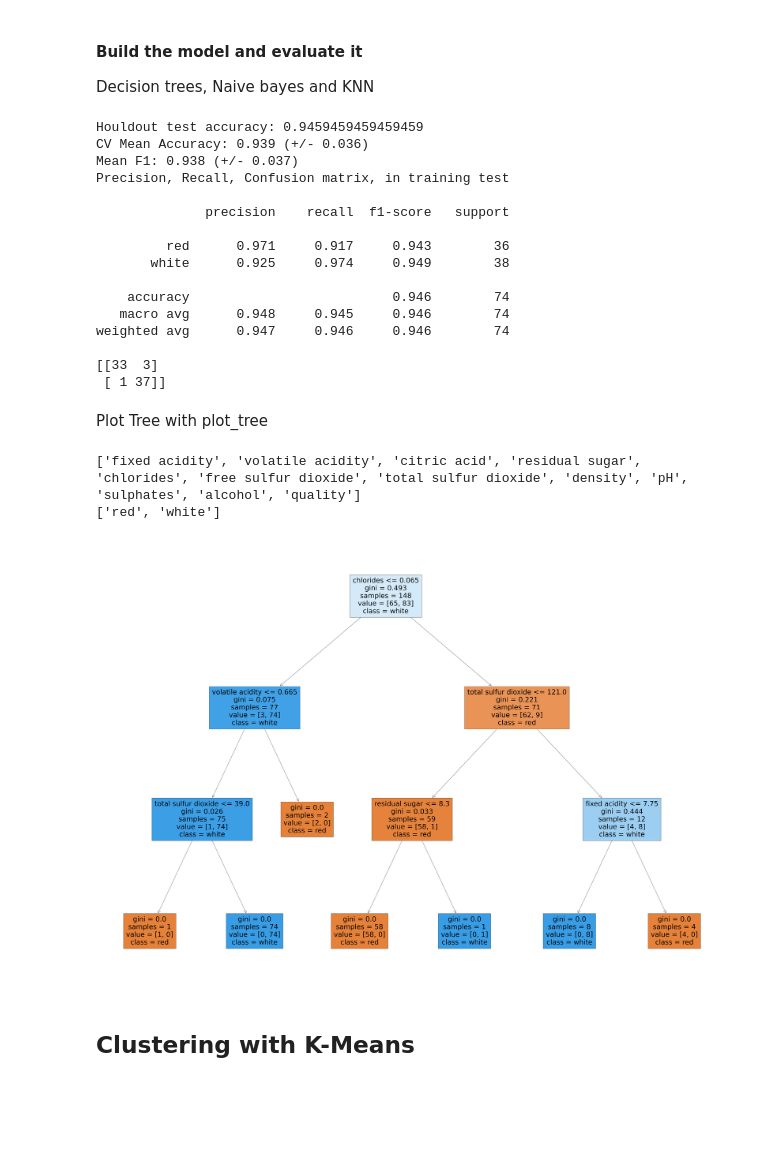
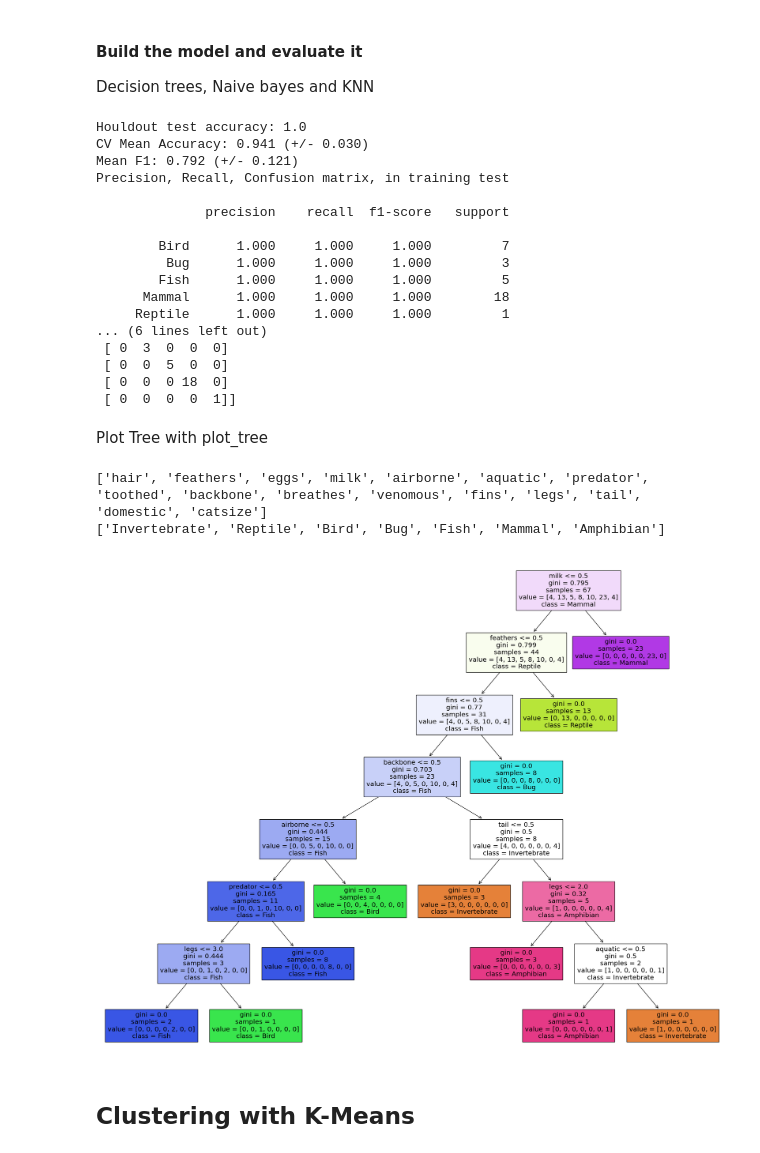
Before and after one commit to L-Anjo/IA23_G03, a Jupyter notebook: Projeto 2/Proj02.ipynb, the cells around one changed output. Cells and saved outputs as stored; diff of their text form; code cells hidden in the pictures; blank space fills up the shorter version.

```diff
--- a/Projeto 2/Proj02.ipynb
+++ b/Projeto 2/Proj02.ipynb
@@ -277,12 +180,15 @@ Decision trees, Naive bayes and KNN
 
 from sklearn.tree import DecisionTreeClassifier
 
-clf = DecisionTreeClassifier(random_state=1234)
+clf = DecisionTreeClassifier()
 
 
 # Data selection
 from sklearn.model_selection import train_test_split
-X_train, X_test, y_train, y_test = train_test_split(house_data, house_target, test_size=0.33, random_state=27)
+
+
+
+X_train, X_test, y_train, y_test = train_test_split(zoo_data, zoo_target, test_size=0.33, random_state=27)
 
 
 # Train the model on the training set
@@ -300,9 +206,9 @@ print("Houldout test accuracy:", hd_score)
 
 # Evaluate the model using cross validation
 from sklearn.model_selection import cross_val_score
-acc_score = cross_val_score(clf, X_train, y_train, cv=10)
+acc_score = cross_val_score(clf, X_train, y_train, cv=5)
 print("CV Mean Accuracy: %0.3f (+/- %0.3f)" % (acc_score.mean(), acc_score.std()) )
-f1_score = cross_val_score(clf, X_train, y_train, cv=10, scoring='f1_macro')
+f1_score = cross_val_score(clf, X_train, y_train, cv=5, scoring='f1_macro')
 print("Mean F1: %0.3f (+/- %0.3f)" % (np.mean(f1_score), np.std(f1_score)) )
 
 # More metrics: Precision Recall scores and Confusion matrix
@@ -311,41 +217,42 @@ print("Precision, Recall, Confusion matrix, in training test\n")
 print(metrics.classification_report(y_test, clf_model.predict(X_test), digits=3))
 print(metrics.confusion_matrix(y_test, clf_model.predict(X_test)))
 # %% [output]
-Houldout test accuracy: 0.9459459459459459
-CV Mean Accuracy: 0.939 (+/- 0.036)
-Mean F1: 0.938 (+/- 0.037)
+Houldout test accuracy: 1.0
+CV Mean Accuracy: 0.941 (+/- 0.030)
+Mean F1: 0.792 (+/- 0.121)
 Precision, Recall, Confusion matrix, in training test
 
               precision    recall  f1-score   support
 
-         red      0.971     0.917     0.943        36
-       white      0.925     0.974     0.949        38
-
-    accuracy                          0.946        74
-   macro avg      0.948     0.945     0.946        74
-weighted avg      0.947     0.946     0.946        74
-
-[[33  3]
- [ 1 37]]
+        Bird      1.000     1.000     1.000         7
+         Bug      1.000     1.000     1.000         3
+        Fish      1.000     1.000     1.000         5
+      Mammal      1.000     1.000     1.000        18
+     Reptile      1.000     1.000     1.000         1
+... (6 lines left out)
+ [ 0  3  0  0  0]
+ [ 0  0  5  0  0]
+ [ 0  0  0 18  0]
+ [ 0  0  0  0  1]]
 # %% [markdown]
 Plot Tree with plot_tree
 # %%
 # If you have created the Decision Tree model
 from sklearn import tree
 from matplotlib import pyplot as plt
+#house_feature_names = [col for col in iris.columns if col != 'Neighborhood' and col != 'SquareFeet' and col != 'Bedrooms' and col != 'Bathrooms']
+print(zoo_feature_names)
+print(zoo_target_names)
 
-print(house_feature_names)
-print(house_target_names)
-
-fig = plt.figure(figsize=(70,50))
+fig = plt.figure(figsize=(25,20))
 _ = tree.plot_tree(clf_model,
-                   feature_names=house_feature_names,
-                   class_names=house_target_names,
+                   feature_names=zoo_feature_names,
+                   class_names=zoo_target_names,
                    filled=True)
 # %% [output]
-['fixed acidity', 'volatile acidity', 'citric acid', 'residual sugar', 'chlorides', 'free sulfur dioxide', 'total sulfur dioxide', 'density', 'pH', 'sulphates', 'alcohol', 'quality']
-['red', 'white']
+['hair', 'feathers', 'eggs', 'milk', 'airborne', 'aquatic', 'predator', 'toothed', 'backbone', 'breathes', 'venomous', 'fins', 'legs', 'tail', 'domestic', 'catsize']
+['Invertebrate', 'Reptile', 'Bird', 'Bug', 'Fish', 'Mammal', 'Amphibian']
-[figure, old version]
+[figure, new version]
 # %% [markdown]
 ## Clustering with K-Means
 # %%
```
Also changed, not shown: parts of 10 cells of this notebook, 2 other files.
